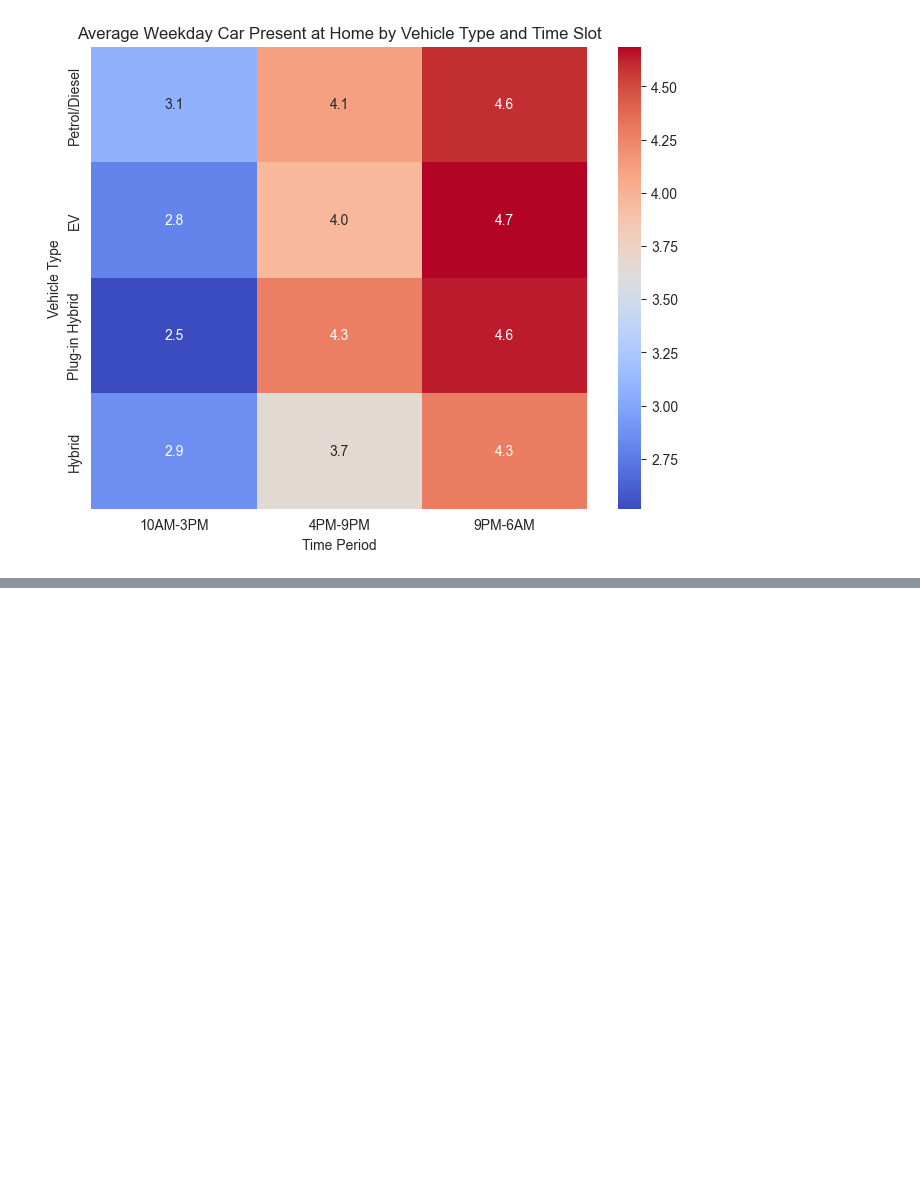
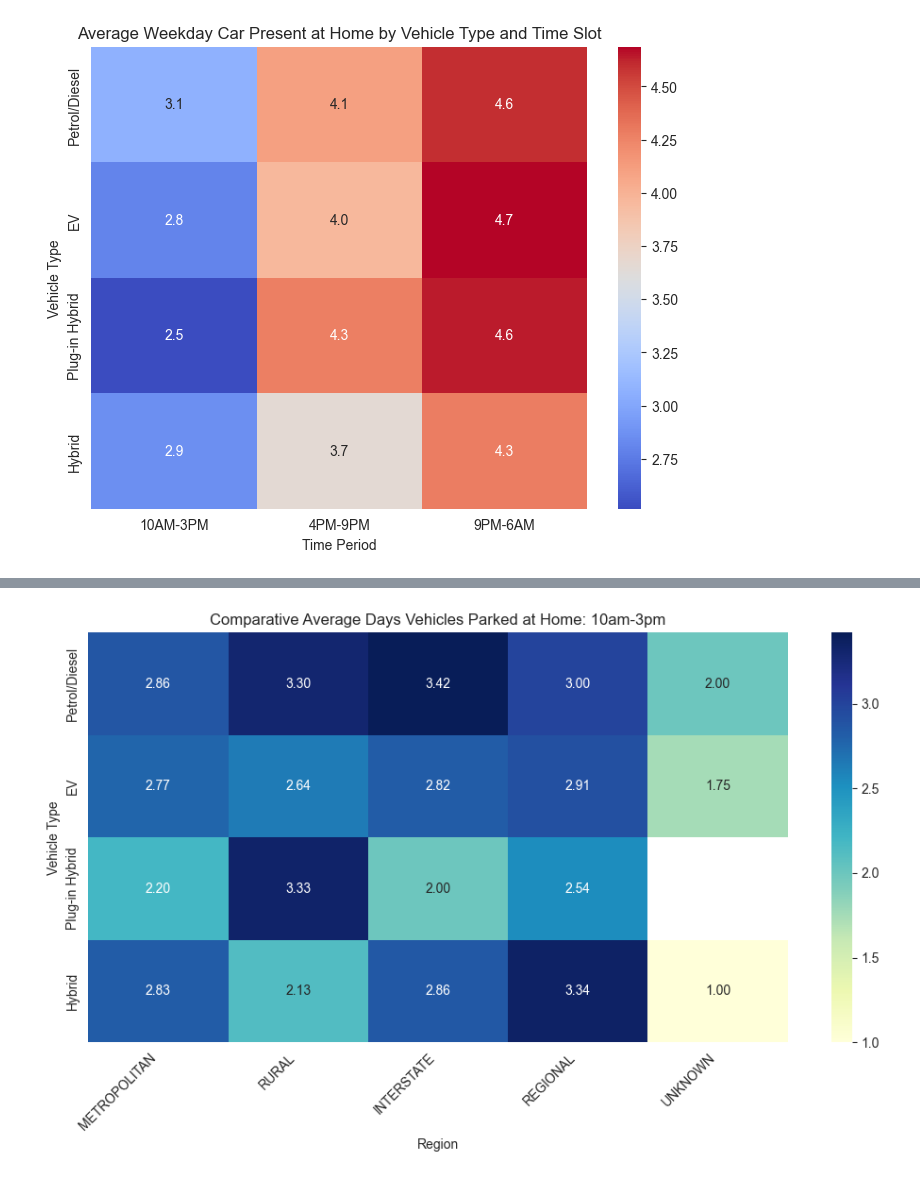
Before and after one commit to bernardomendonca/v2g-survey-analysis, a Jupyter notebook: 2_contextual_data.ipynb, the cells around one changed output, grey strips where cells are left out. Drawn from its saved outputs; the diff is of its cells as text; code cells hidden in the pictures; blank space fills up the shorter version.

```diff
--- a/2_contextual_data.ipynb
+++ b/2_contextual_data.ipynb
@@ -416,0 +737,95 @@ plt.show()
+# %%
+def compare_regions_heatmap_comparative(df, q6a_cols, q6a_petrol, q6a_ev, q6a_plughyb, q6a_hybrid, vehicle_types, time_periods):
+    """
+    Generates comparative heatmaps across regions in a single plot for each time period,
+    showing the average number of days vehicles are parked at home.
+
+    Args:
+        df (pd.DataFrame): The input DataFrame.
+        q6a_cols (list): List of column names related to Q6a questions.
+        q6a_petrol (list): List of column names for petrol/diesel vehicles.
+        q6a_ev (list): List of column names for electric vehicles.
+        q6a_plughyb (list): List of column names for plug-in hybrid vehicles.
+        q6a_hybrid (list): List of column names for hybrid vehicles.
+        vehicle_types (list): List of vehicle type labels for heatmap y-axis.
+        time_periods (list): List of time period labels for heatmap titles.
+    """
+
+    unique_regions = df['region'].dropna().unique()
+    print(f"Unique regions found: {unique_regions}")
+
+    # Initialize a dictionary to store average days data for each region and time period
+    avg_days_data_all_regions = {time_period: [] for time_period in time_periods}
+
+    for region in unique_regions:
+        print(f"\nAnalyzing region: {region}")
+        filtered_df_region = filter_dataframe_by_demographics(df, region=region)
+
+        if filtered_df_region.empty:
+            print(f"No data available for region: {region}. Skipping average days calculation.")
+            for time_period in time_periods:
+                avg_days_data_all_regions[time_period].append([np.nan] * len(vehicle_types)) # Append NaNs for empty region
+            continue # Skip to the next region
+
+
+        counts_dict = {v: [] for v in vehicle_types}
+
+        for col in q6a_cols:
+            filtered_df_region[col] = filtered_df_region[col].replace("0 - Weekdays", 0)
+            filtered_df_region[col] = pd.to_numeric(filtered_df_region[col], errors='coerce')
+
+
+        region_avg_days_for_time_periods = {time_period: [] for time_period in time_periods} # Store avg days for this region
+
+        for time_idx, time_period in enumerate(time_periods):
+            avg_days_for_vehicle_types = []
+            for vehicle_idx, vehicle_label in enumerate(vehicle_types):
+                vehicle_columns = [q6a_petrol, q6a_ev, q6a_plughyb, q6a_hybrid][vehicle_idx]
+                col_data = filtered_df_region[vehicle_columns[time_idx]].dropna().astype(int)
+                counts = col_data.value_counts().reindex(range(6), fill_value=0)
+                total_responses = len(col_data)
+
+                if total_responses > 0:
+                    average_days = np.average(counts.index, weights=counts.values) # Calculate weighted average
+                else:
+                    average_days = np.nan # No responses, average is NaN
+
+                avg_days_for_vehicle_types.append(average_days)
+            region_avg_days_for_time_periods[time_period] = avg_days_for_vehicle_types
+            avg_days_data_all_regions[time_period].append(avg_days_for_vehicle_types) # Append average days for this region
+
+    # Plot comparative heatmaps
+    for i, time_period in enumerate(time_periods):
+        plt.figure(figsize=(10, 6)) # Adjust figure size for region labels
+        heatmap_data_tp = np.array(avg_days_data_all_regions[time_period]).T # Transpose for vehicle types as rows, regions as columns
+
+        sns.heatmap(heatmap_data_tp, annot=True, cmap="YlGnBu", fmt=".2f",
+                    xticklabels=unique_regions, # Regions as x-axis labels
+                    yticklabels=vehicle_types)  # Vehicle types as y-axis labels
+
+        plt.title(f"Comparative Average Days Vehicles Parked at Home: {time_period}")
+        plt.xlabel("Region") # X-axis label is now Region
+        plt.ylabel("Vehicle Type")
+        plt.xticks(rotation=45, ha='right') # Rotate region labels if needed
+        plt.tight_layout() # Adjust layout to prevent labels from being cut off
+        plt.show()
+
+
+# --- Example of how to use the function ---
+
+# Assuming you have defined:
+# q6a_cols, q6a_petrol, q6a_ev, q6a_plughyb, q6a_hybrid, vehicle_types, time_periods
+
+vehicle_types = ["Petrol/Diesel", "EV", "Plug-in Hybrid", "Hybrid"]
+time_periods = ["10am-3pm", "4pm-9pm", "9pm-6am"]
+
+q6a_petrol = ["Q6ax1_1","Q6ax1_2","Q6ax1_3"]
+q6a_ev     = ["Q6ax2_1","Q6ax2_2","Q6ax2_3"]
+q6a_plughyb= ["Q6ax3_1","Q6ax3_2","Q6ax3_3"]
+q6a_hybrid = ["Q6ax4_1","Q6ax4_2","Q6ax4_3"]
+q6a_cols = q6a_petrol + q6a_ev + q6a_plughyb + q6a_hybrid
+
+
+# Call the function to compare regions
+compare_regions_heatmap_comparative(df, q6a_cols, q6a_petrol, q6a_ev, q6a_plughyb, q6a_hybrid, vehicle_types, time_periods)
+# %% [output]
@@ -416,0 +843 @@ plt.show()
+[figure, added]
```
Also changed, not shown: parts of 28 cells of this notebook.
